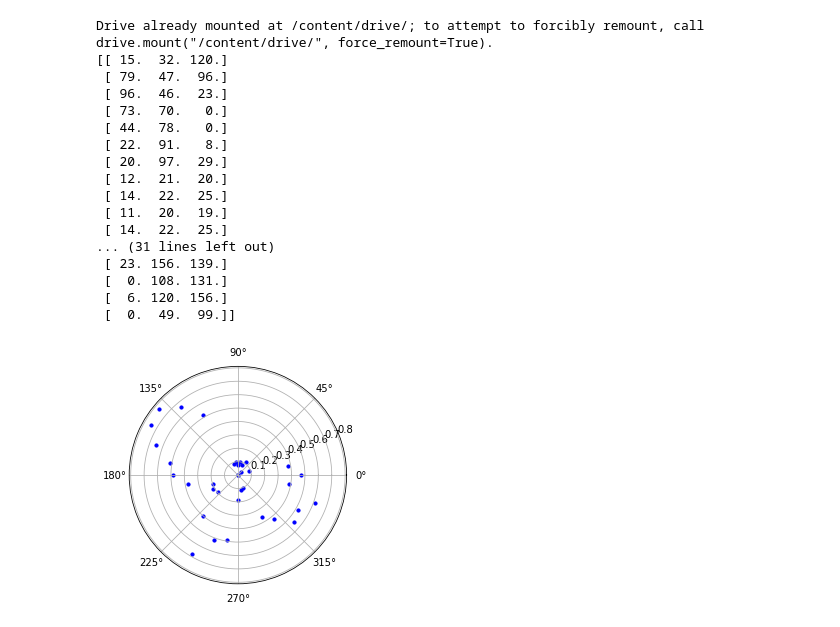
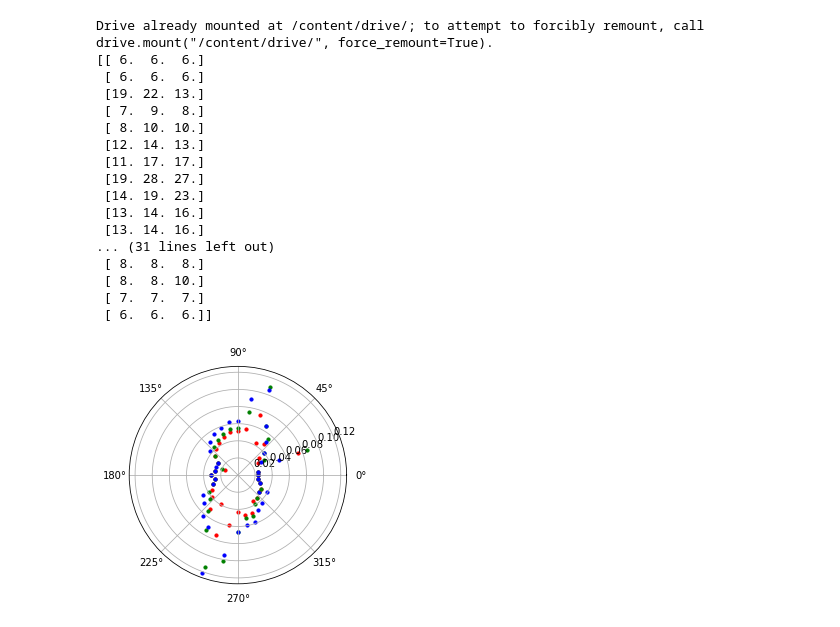
Before and after one commit to jgsuarezc/Fotoelasticidad, a Jupyter notebook: Fotoelastidad.ipynb, the cells around one changed output. Drawn from its saved outputs; the diff is of its cells as text; code cells hidden in the pictures.

```diff
--- a/Fotoelastidad.ipynb
+++ b/Fotoelastidad.ipynb
@@ -9,7 +10,15 @@ import matplotlib.pyplot as plt
 drive.mount('/content/drive/')
 #funcion guarda el RGB del pixel x,y
 def Pixel(NArchivo,x,y):
-  img = cv2.imread(NArchivo)
+  src = cv2.imread(NArchivo)
+
+  scale_percent = 30 # percent of original size
+  width = int(src.shape[1] * scale_percent / 100)
+  height = int(src.shape[0] * scale_percent / 100)
+  dim = (width, height)
+
+  # redimencionar la image
+  img=cv2.resize(src, dim, interpolation = cv2.INTER_AREA)
 
   #dimensiones de la imagen
   #print('Image Dimensions :', img.shape)
@@ -18,9 +27,7 @@ def Pixel(NArchivo,x,y):
   V=img[x,y,1]
   A=img[x,y,0]
   RGB=[R,V,A]
+  #cv2_imshow(img)
   return RGB
-
-
-
 
 #lista guarda la ruta de acceso de las 36  imagenes
@@ -33,7 +40,7 @@ M=np.zeros((len(Directorio),3))
 n=0
 for Foto in Directorio:
 
-  RGBN=Pixel(Foto,1860,461)#n-esima foto
+  RGBN=Pixel(Foto,400,300)#n-esima foto
   for i in range(3):
     M[n,i]=RGBN[i]
   n=n+1
@@ -41,30 +48,30 @@ RGBT=M/255 # intensidad BGR de las 36 imagenes normalizado
 print(M)
 # %% [output]
 Drive already mounted at /content/drive/; to attempt to forcibly remount, call drive.mount("/content/drive/", force_remount=True).
-[[ 15.  32. 120.]
- [ 79.  47.  96.]
- [ 96.  46.  23.]
- [ 73.  70.   0.]
- [ 44.  78.   0.]
- [ 22.  91.   8.]
- [ 20.  97.  29.]
- [ 12.  21.  20.]
- [ 14.  22.  25.]
- [ 11.  20.  19.]
- [ 14.  22.  25.]
+[[ 6.  6.  6.]
+ [ 6.  6.  6.]
+ [19. 22. 13.]
+ [ 7.  9.  8.]
+ [ 8. 10. 10.]
+ [12. 14. 13.]
+ [11. 17. 17.]
+ [19. 28. 27.]
+ [14. 19. 23.]
+ [13. 14. 16.]
+ [13. 14. 16.]
 ... (31 lines left out)
- [ 23. 156. 139.]
- [  0. 108. 131.]
- [  6. 120. 156.]
- [  0.  49.  99.]]
+ [ 8.  8.  8.]
+ [ 8.  8. 10.]
+ [ 7.  7.  7.]
+ [ 6.  6.  6.]]
 # %%
 #grafica la intensidad Normalizada vs Angulo  coordenadas polares
 fig = plt.figure()
 ax = fig.add_subplot(projection="polar")
 for i in range(36):
-  #ax.scatter(2*np.pi/36*i,RGBT[i,0],color = 'red' ,s=10)
-  #ax.scatter(2*np.pi/36*i,RGBT[i,1], color = 'green',s=10)
+  ax.scatter(2*np.pi/36*i,RGBT[i,0],color = 'red' ,s=10)
+  ax.scatter(2*np.pi/36*i,RGBT[i,1], color = 'green',s=10)
   ax.scatter(2*np.pi/36*i,RGBT[i,2],color = 'blue' ,s=10)
 plt.show()
 # %% [output]
-[figure, old version]
+[figure, new version]
```
Also changed, not shown: parts of 1 cell of this notebook.
